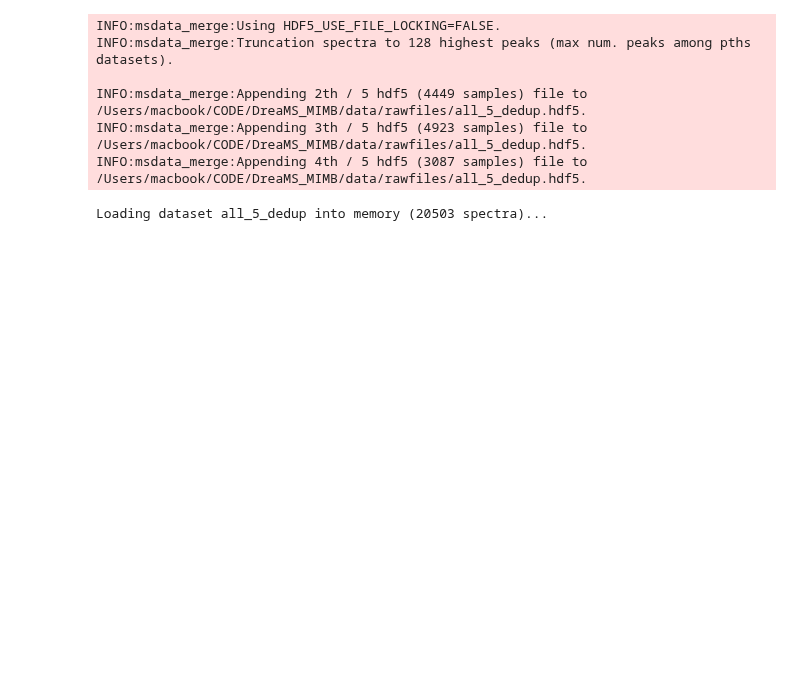
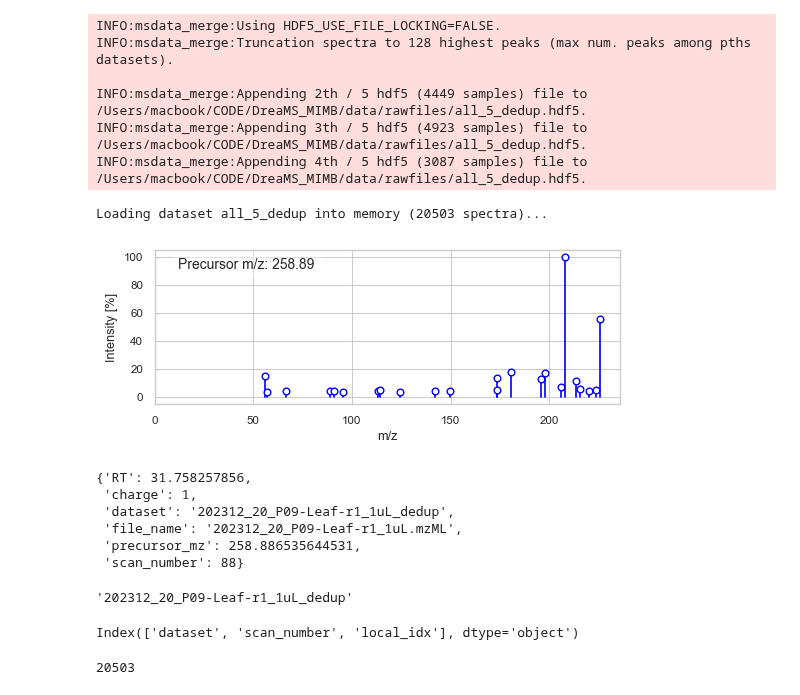
Before and after one commit to pluskal-lab/DreaMS_MIMB, a Jupyter notebook: notebooks/LSH_test.ipynb, the cells around one changed output. Drawn from its saved outputs; the diff is of its cells as text; code cells hidden in the pictures; blank space fills up the shorter version.

Commit message:
tracking index over files

```diff
--- a/notebooks/LSH_test.ipynb
+++ b/notebooks/LSH_test.ipynb
@@ -558,6 +572,20 @@ INFO:msdata_merge:Appending 2th / 5 hdf5 (4449 samples) file to /Users/macbook/C
 INFO:msdata_merge:Appending 3th / 5 hdf5 (4923 samples) file to /Users/macbook/CODE/DreaMS_MIMB/data/rawfiles/all_5_dedup.hdf5.
 INFO:msdata_merge:Appending 4th / 5 hdf5 (3087 samples) file to /Users/macbook/CODE/DreaMS_MIMB/data/rawfiles/all_5_dedup.hdf5.
 Loading dataset all_5_dedup into memory (20503 spectra)...
+# %%
+ms_all.at(1)
+# %% [output]
+[figure, added]
+{'RT': 31.758257856,
+ 'charge': 1,
+ 'dataset': '202312_20_P09-Leaf-r1_1uL_dedup',
+ 'file_name': '202312_20_P09-Leaf-r1_1uL.mzML',
+ 'precursor_mz': 258.886535644531,
+ 'scan_number': 88}
+# %%
+ms_all.get_values("dataset", 1)
+# %% [output]
+'202312_20_P09-Leaf-r1_1uL_dedup'
 # %%
 # build DataFrame mapping each merged row back to its file & scan
 df_all = pd.DataFrame({
@@ -567,0 +599,8 @@ df_all["global_idx"] = np.arange(len(ms_all))
+# %%
+maps_df.columns
+# %% [output]
+Index(['dataset', 'scan_number', 'local_idx'], dtype='object')
+# %%
+len(maps_df)
+# %% [output]
+20503
```
Also changed, not shown: parts of 8 cells of this notebook, 4 other files.
